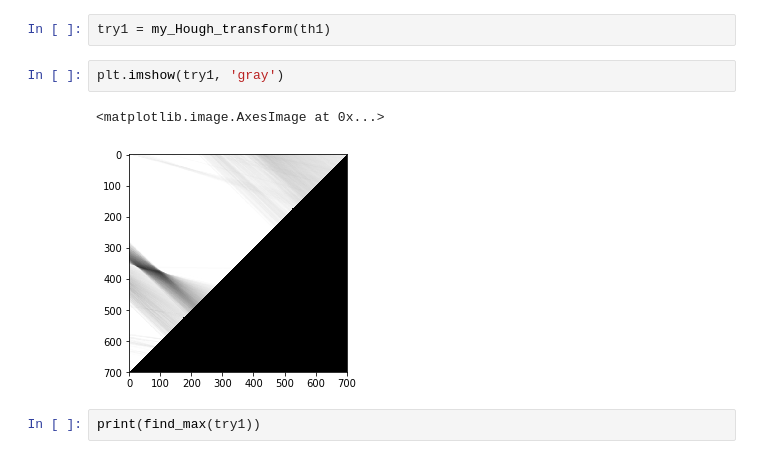
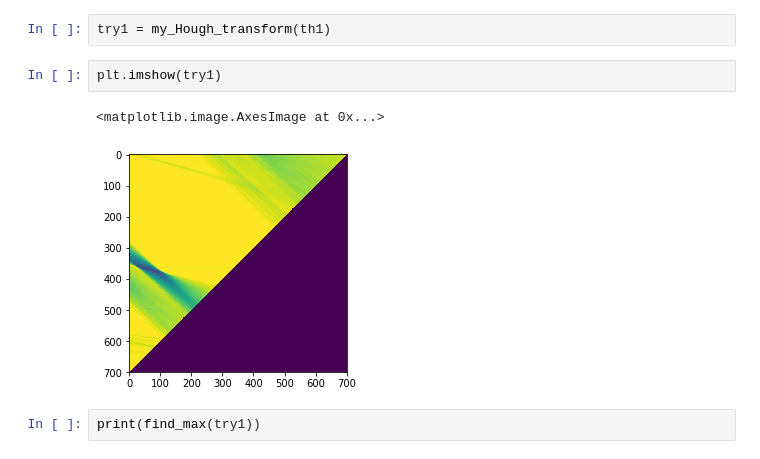
Before and after one commit to MACderRu/CV_Lab, a Jupyter notebook: Hough_transform.ipynb, the cells around one changed output. Saved outputs shown, nothing was run; the diff lists cells and outputs as text.

```diff
--- a/Hough_transform.ipynb
+++ b/Hough_transform.ipynb
@@ -141,10 +107,10 @@ def my_Hough_transform(img):
 # %%
 try1 = my_Hough_transform(th1)
 # %%
-plt.imshow(try1, 'gray')
+plt.imshow(try1)
 # %% [output]
 <matplotlib.image.AxesImage at 0x...>
-[figure, old version]
+[figure, new version]
 # %%
 print(find_max(try1))
 # %% [output]
```
Also changed, not shown: parts of 11 cells of this notebook.
